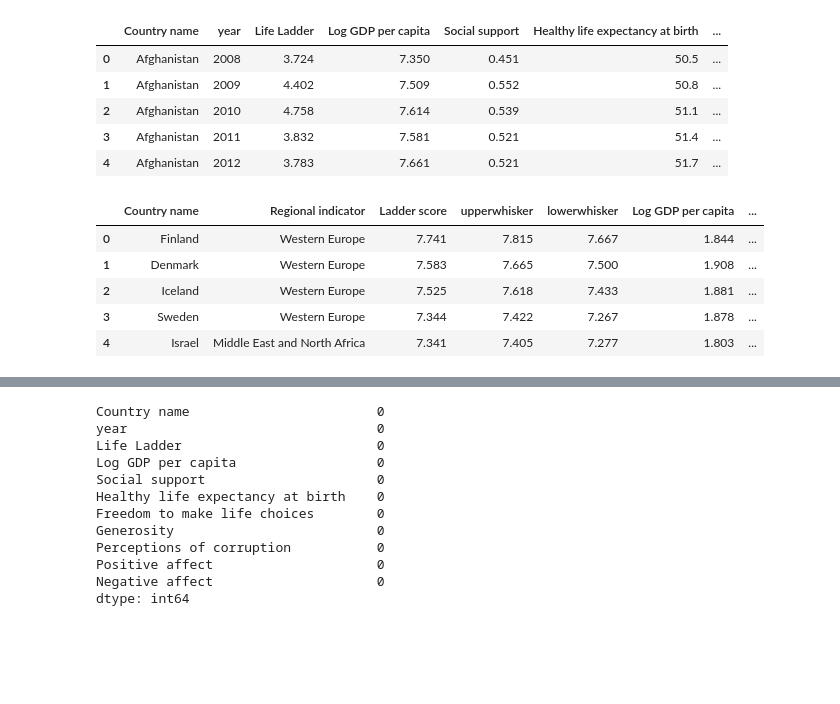
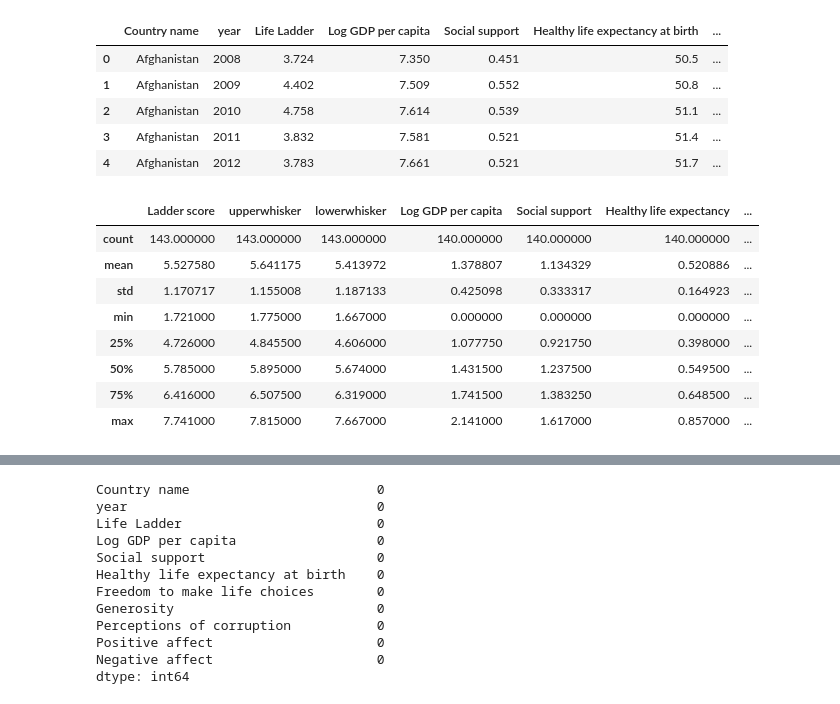
Before and after one commit to JamesLLLL/A-World-of-Happiness-, a Jupyter notebook: Project_Jianwei_Liu.ipynb, the cells around one changed output, grey strips where cells are left out. Cells and saved outputs as stored; diff of their text form; code cells hidden in the pictures; blank space fills up the shorter version.

```diff
--- a/Project_Jianwei_Liu.ipynb
+++ b/Project_Jianwei_Liu.ipynb
@@ -17,14 +21,17 @@ df.head(5)
 | 3 | Afghanistan | 2011 | 3.832 | 7.581 | 0.521 | 51.4 | ... |
 | 4 | Afghanistan | 2012 | 3.783 | 7.661 | 0.521 | 51.7 | ... |
 # %%
-df_2024.head(5)
+display(df_2024.describe())
 # %% [output]
-|  | Country name | Regional indicator | Ladder score | upperwhisker | lowerwhisker | Log GDP per capita | ... |
-| 0 | Finland | Western Europe | 7.741 | 7.815 | 7.667 | 1.844 | ... |
-| 1 | Denmark | Western Europe | 7.583 | 7.665 | 7.500 | 1.908 | ... |
-| 2 | Iceland | Western Europe | 7.525 | 7.618 | 7.433 | 1.881 | ... |
-| 3 | Sweden | Western Europe | 7.344 | 7.422 | 7.267 | 1.878 | ... |
-| 4 | Israel | Middle East and North Africa | 7.341 | 7.405 | 7.277 | 1.803 | ... |
+|  | Ladder score | upperwhisker | lowerwhisker | Log GDP per capita | Social support | Healthy life expectancy | ... |
+| count | 143.000000 | 143.000000 | 143.000000 | 140.000000 | 140.000000 | 140.000000 | ... |
+| mean | 5.527580 | 5.641175 | 5.413972 | 1.378807 | 1.134329 | 0.520886 | ... |
+| std | 1.170717 | 1.155008 | 1.187133 | 0.425098 | 0.333317 | 0.164923 | ... |
+| min | 1.721000 | 1.775000 | 1.667000 | 0.000000 | 0.000000 | 0.000000 | ... |
+| 25% | 4.726000 | 4.845500 | 4.606000 | 1.077750 | 0.921750 | 0.398000 | ... |
+| 50% | 5.785000 | 5.895000 | 5.674000 | 1.431500 | 1.237500 | 0.549500 | ... |
+| 75% | 6.416000 | 6.507500 | 6.319000 | 1.741500 | 1.383250 | 0.648500 | ... |
+| max | 7.741000 | 7.815000 | 7.667000 | 2.141000 | 1.617000 | 0.857000 | ... |
 # %%
 df.info()
 # %% [output]
```
Also changed, not shown: parts of 10 cells of this notebook.
